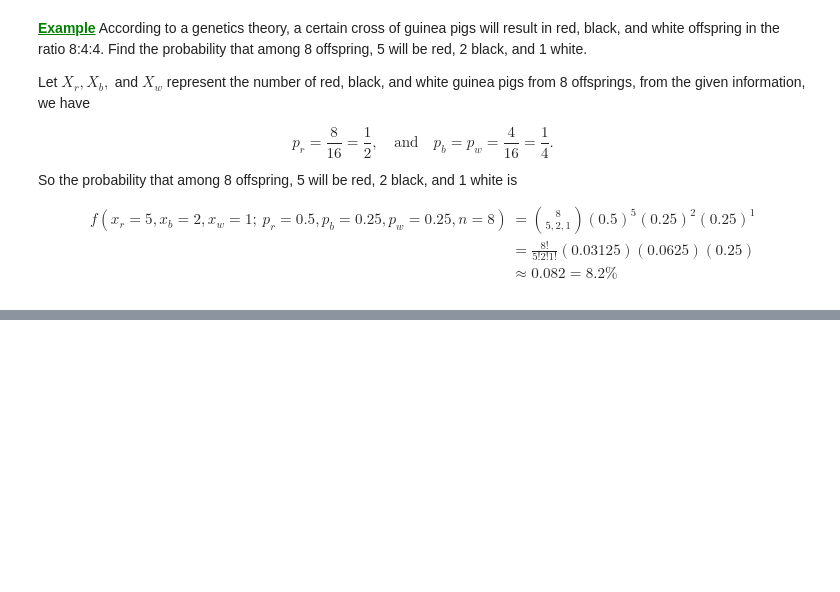
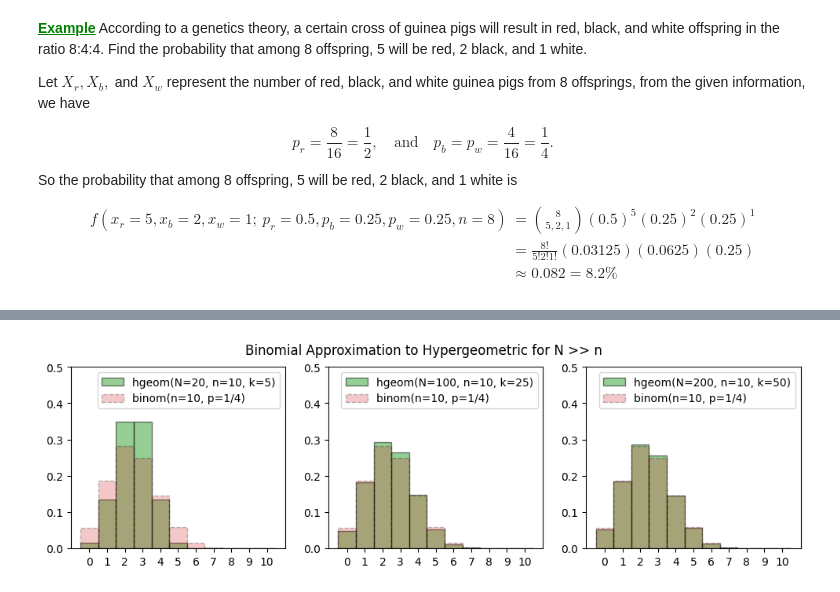
Before and after one commit to NEWisREAL1/Statistics-Notebooks, a Jupyter notebook: Chapter 6 - Well-Known Discrete Distribution.ipynb, the cells around one changed output, grey strips where cells are left out. Drawn from its saved outputs; the diff is of its cells as text; code cells hidden in the pictures; blank space fills up the shorter version.

```diff
--- a/Chapter 6 - Well-Known Discrete Distribution.ipynb
+++ b/Chapter 6 - Well-Known Discrete Distribution.ipynb
@@ -271,0 +357,45 @@ $$
+# %%
+fig, axs = plt.subplots(1,3,figsize=(12,3))
+
+fig.suptitle("Binomial Approximation to Hypergeometric for N >> n")
+
+X1 = np.arange(0,11)
+
+axs[0].bar(
+    X1, hypergeom.pmf(X1,20,10,5),
+    width=1, color='tab:green', edgecolor='k', alpha=0.5,
+    label='hgeom(N=20, n=10, k=5)'
+)
+axs[0].bar(
+    X1, binom.pmf(X1,10,1/4),
+    width=1, color='tab:red', edgecolor='k', linestyle='dashed', alpha=0.25,
+    label='binom(n=10, p=1/4)'
+)
+
+axs[1].bar(
+    X1, hypergeom.pmf(X1,100,10,25),
+    width=1, color='tab:green', edgecolor='k', alpha=0.5,
+    label='hgeom(N=100, n=10, k=25)'
+)
+axs[1].bar(
+    X1, binom.pmf(X1,10,1/4),
+    width=1, color='tab:red', edgecolor='k', linestyle='dashed', alpha=0.25,
+    label='binom(n=10, p=1/4)'
+)
+
+axs[2].bar(
+    X1, hypergeom.pmf(X1,200,10,50),
+    width=1, color='tab:green', edgecolor='k', alpha=0.5,
+    label='hgeom(N=200, n=10, k=50)'
+)
+axs[2].bar(
+    X1, binom.pmf(X1,10,1/4),
+    width=1, color='tab:red', edgecolor='k', linestyle='dashed', alpha=0.25,
+    label='binom(n=10, p=1/4)'
+)
+
+for ax in axs:
+    ax.set(ylim=[0,0.5], xticks=X1)
+    ax.legend()
+# %% [output]
+[figure, added]
```
Also changed, not shown: parts of 41 cells of this notebook.
